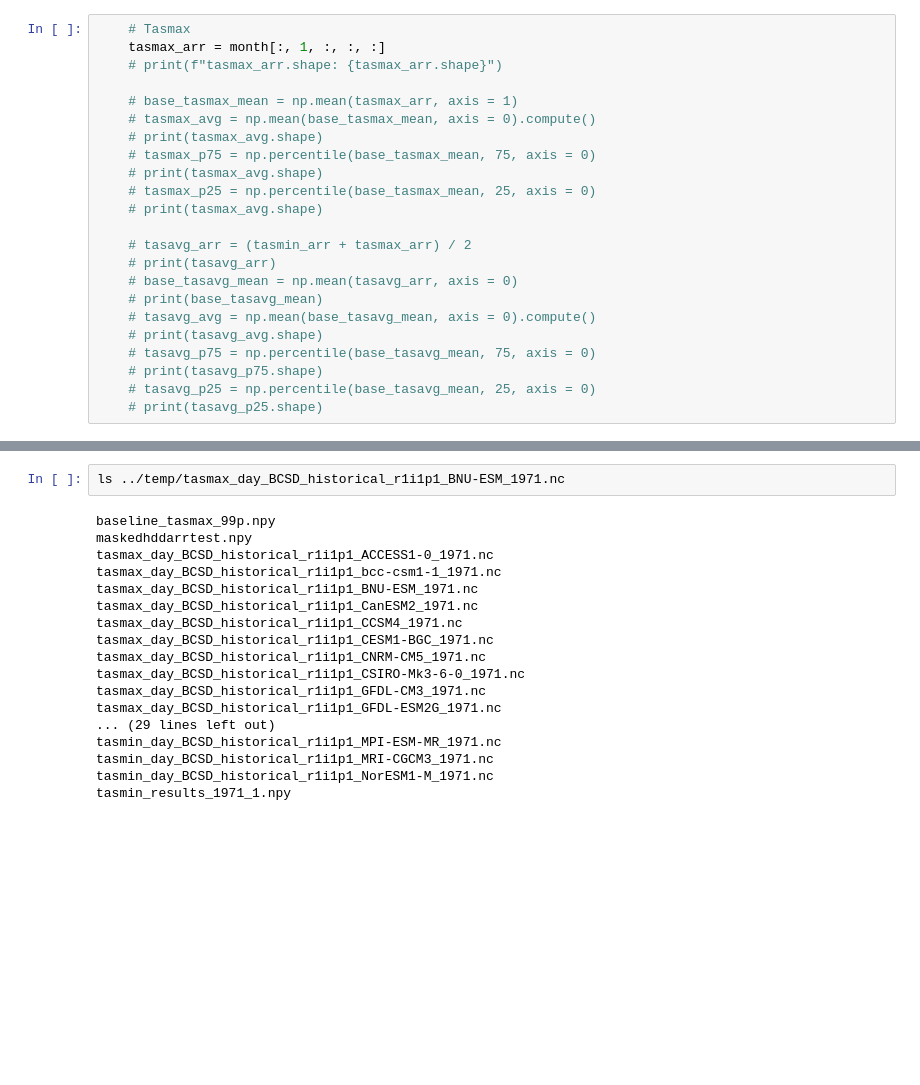
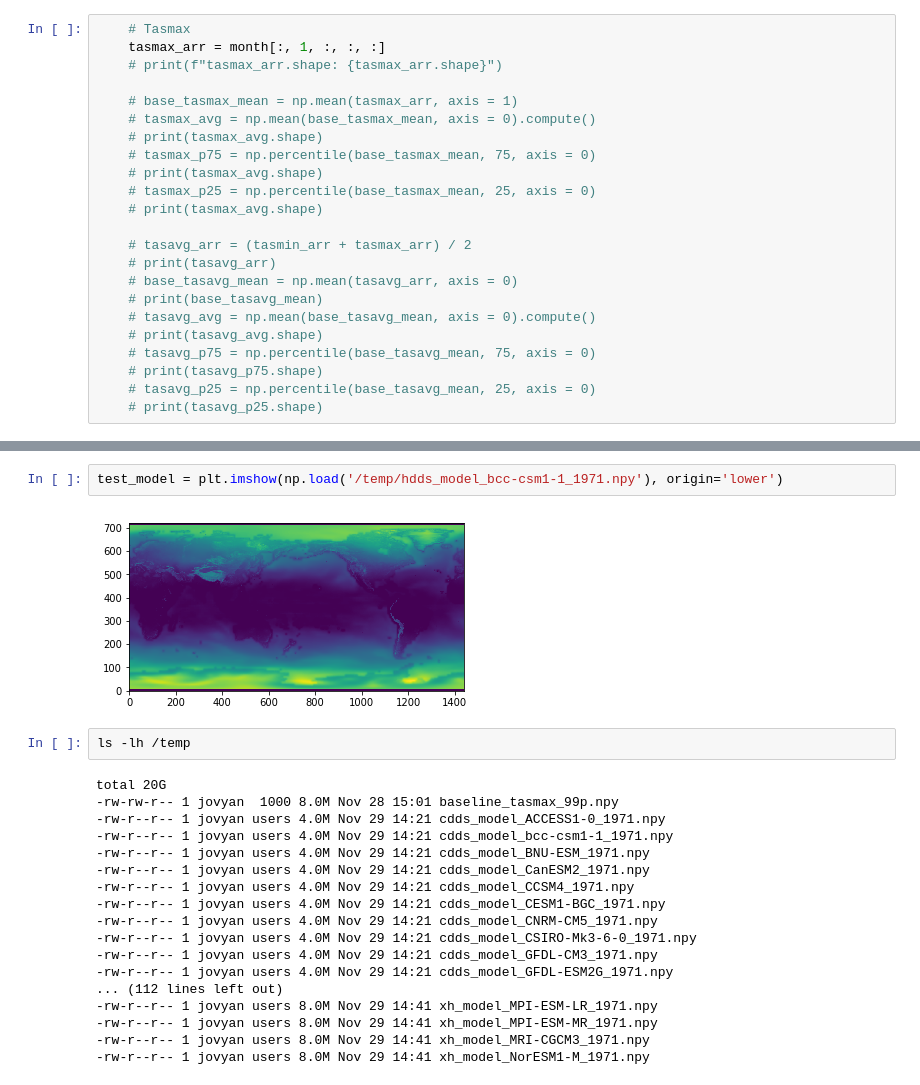
Before and after one commit to EnriqueCornejo/dockerized-dask, a Jupyter notebook: work/process_temperatures.ipynb, the cells around one changed output, grey strips where cells are left out. Cells and saved outputs as stored; diff of their text form; blank space fills up the shorter version.

```diff
--- a/work/process_temperatures.ipynb
+++ b/work/process_temperatures.ipynb
@@ -468,20 +526,24 @@ root group (NETCDF4_CLASSIC data model, file format HDF5):
+# %%
+test_model = plt.imshow(np.load('/temp/hdds_model_bcc-csm1-1_1971.npy'), origin='lower')
+# %% [output]
+[figure, added]
 # %%
-ls ../temp/tasmax_day_BCSD_historical_r1i1p1_BNU-ESM_1971.nc
+ls -lh /temp
 # %% [output]
-baseline_tasmax_99p.npy
-maskedhddarrtest.npy
-tasmax_day_BCSD_historical_r1i1p1_ACCESS1-0_1971.nc
-tasmax_day_BCSD_historical_r1i1p1_bcc-csm1-1_1971.nc
-tasmax_day_BCSD_historical_r1i1p1_BNU-ESM_1971.nc
-tasmax_day_BCSD_historical_r1i1p1_CanESM2_1971.nc
-tasmax_day_BCSD_historical_r1i1p1_CCSM4_1971.nc
-tasmax_day_BCSD_historical_r1i1p1_CESM1-BGC_1971.nc
-tasmax_day_BCSD_historical_r1i1p1_CNRM-CM5_1971.nc
-tasmax_day_BCSD_historical_r1i1p1_CSIRO-Mk3-6-0_1971.nc
-tasmax_day_BCSD_historical_r1i1p1_GFDL-CM3_1971.nc
-tasmax_day_BCSD_historical_r1i1p1_GFDL-ESM2G_1971.nc
-... (29 lines left out)
-tasmin_day_BCSD_historical_r1i1p1_MPI-ESM-MR_1971.nc
-tasmin_day_BCSD_historical_r1i1p1_MRI-CGCM3_1971.nc
-tasmin_day_BCSD_historical_r1i1p1_NorESM1-M_1971.nc
-tasmin_results_1971_1.npy
+total 20G
+-rw-rw-r-- 1 jovyan  1000 8.0M Nov 28 15:01 baseline_tasmax_99p.npy
+-rw-r--r-- 1 jovyan users 4.0M Nov 29 14:21 cdds_model_ACCESS1-0_1971.npy
+-rw-r--r-- 1 jovyan users 4.0M Nov 29 14:21 cdds_model_bcc-csm1-1_1971.npy
+-rw-r--r-- 1 jovyan users 4.0M Nov 29 14:21 cdds_model_BNU-ESM_1971.npy
+-rw-r--r-- 1 jovyan users 4.0M Nov 29 14:21 cdds_model_CanESM2_1971.npy
+-rw-r--r-- 1 jovyan users 4.0M Nov 29 14:21 cdds_model_CCSM4_1971.npy
+-rw-r--r-- 1 jovyan users 4.0M Nov 29 14:21 cdds_model_CESM1-BGC_1971.npy
+-rw-r--r-- 1 jovyan users 4.0M Nov 29 14:21 cdds_model_CNRM-CM5_1971.npy
+-rw-r--r-- 1 jovyan users 4.0M Nov 29 14:21 cdds_model_CSIRO-Mk3-6-0_1971.npy
+-rw-r--r-- 1 jovyan users 4.0M Nov 29 14:21 cdds_model_GFDL-CM3_1971.npy
+-rw-r--r-- 1 jovyan users 4.0M Nov 29 14:21 cdds_model_GFDL-ESM2G_1971.npy
+... (112 lines left out)
+-rw-r--r-- 1 jovyan users 8.0M Nov 29 14:41 xh_model_MPI-ESM-LR_1971.npy
+-rw-r--r-- 1 jovyan users 8.0M Nov 29 14:41 xh_model_MPI-ESM-MR_1971.npy
+-rw-r--r-- 1 jovyan users 8.0M Nov 29 14:41 xh_model_MRI-CGCM3_1971.npy
+-rw-r--r-- 1 jovyan users 8.0M Nov 29 14:41 xh_model_NorESM1-M_1971.npy
```
Also changed, not shown: parts of 7 cells of this notebook.
